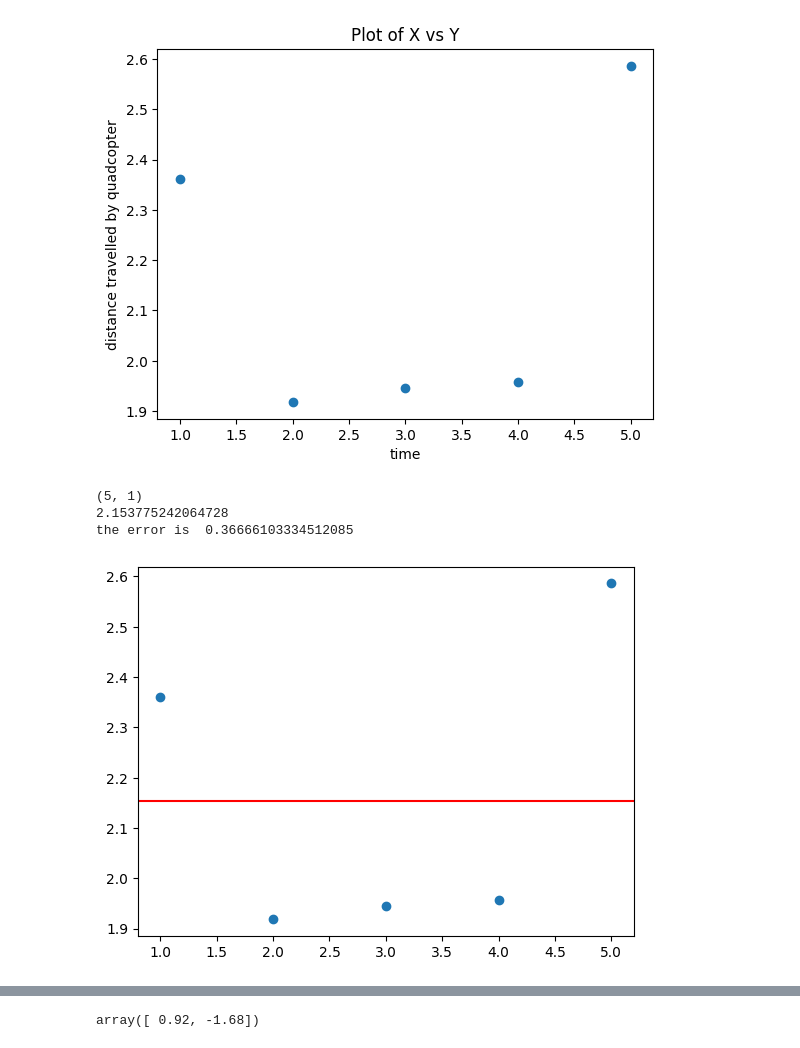
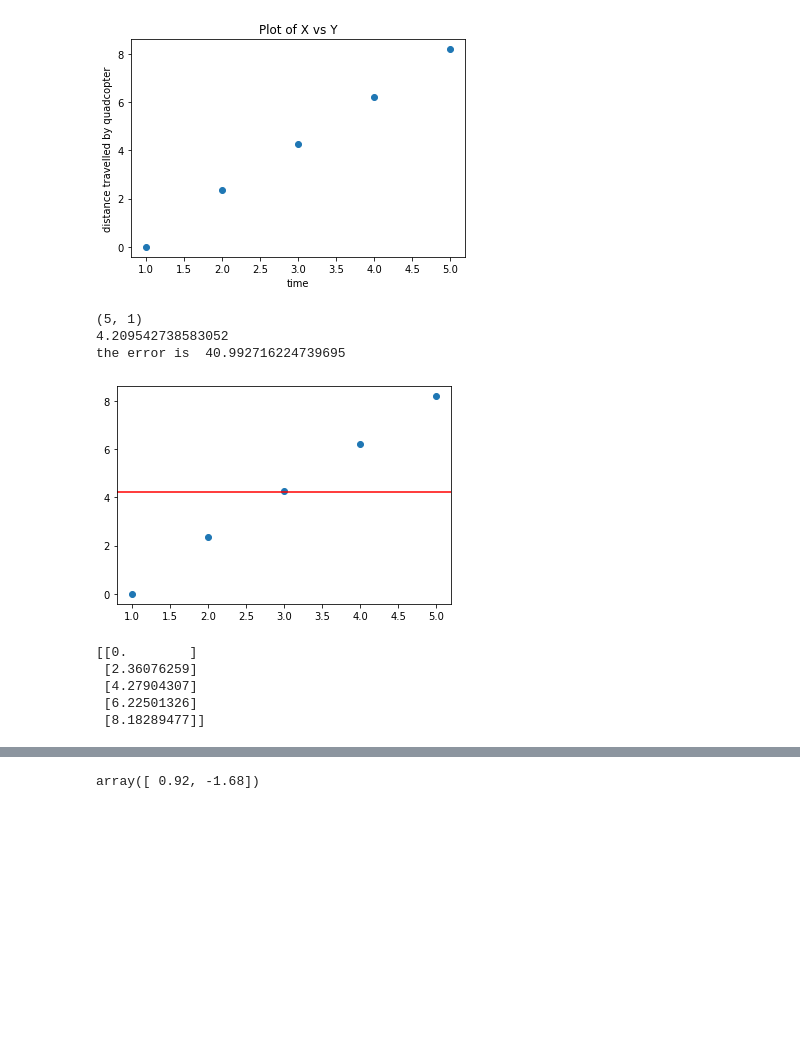
Before and after one commit to nhmacuk/GEO5017_Machine_Learning_for_the_Built_Environment, a Jupyter notebook: A1.ipynb, the cells around one changed output, grey strips where cells are left out. Saved outputs shown, nothing was run; the diff lists cells and outputs as text; code cells hidden in the pictures; blank space fills up the shorter version.

```diff
--- a/A1.ipynb
+++ b/A1.ipynb
@@ -28,29 +29,31 @@ plt.show()
 # %%
 # Calculate the pairwise distances between the points
 
 dist = np.array([])
+d=0
 for j in range(0,len(pos)-1):
        i = pos[j]
        i2 = pos[j+1]
-       d = np.sqrt((i2[0]-i[0])**2+(i2[1]-i[1])**2+(i2[2]-i[2])**2)
        dist = np.append(dist,d)
+       d = np.sqrt((i2[0]-i[0])**2+(i2[1]-i[1])**2+(i2[2]-i[2])**2)+d
+
 
 np.sum(dist)/5
 
 y = dist
 x = [1,2,3,4,5]
 # Plot the x and y values
 plt.scatter(x, y)
 
 # Add labels and a title
 plt.xlabel('time')
 plt.ylabel('distance travelled by quadcopter')
 plt.title('Plot of X vs Y')
 
 # Show the plot
 plt.show()
 # %% [output]
-[figure, old version]
+[figure, new version]
 # %%
 Y = dist.transpose()
 Y = Y.reshape(-1, 1)
@@ -69,11 +72,17 @@ plt.axhline(y = B[0][0], color = 'r', linestyle = '-')
 E = np.sum(np.power(Y-B[0][0],2))
 print("the error is ", E)
 plt.show()
+print(Y)
 # %% [output]
 (5, 1)
-2.153775242064728
-the error is  0.36666103334512085
+4.209542738583052
+the error is  40.992716224739695
-[figure, old version]
+[figure, new version]
+[[0.        ]
+ [2.36076259]
+ [4.27904307]
+ [6.22501326]
+ [8.18289477]]
 # %%
 B = np.sum(y)/len(y) #start val B
 E = np.sum(((Y-B)**2))
```
Also changed, not shown: parts of 20 cells of this notebook.
